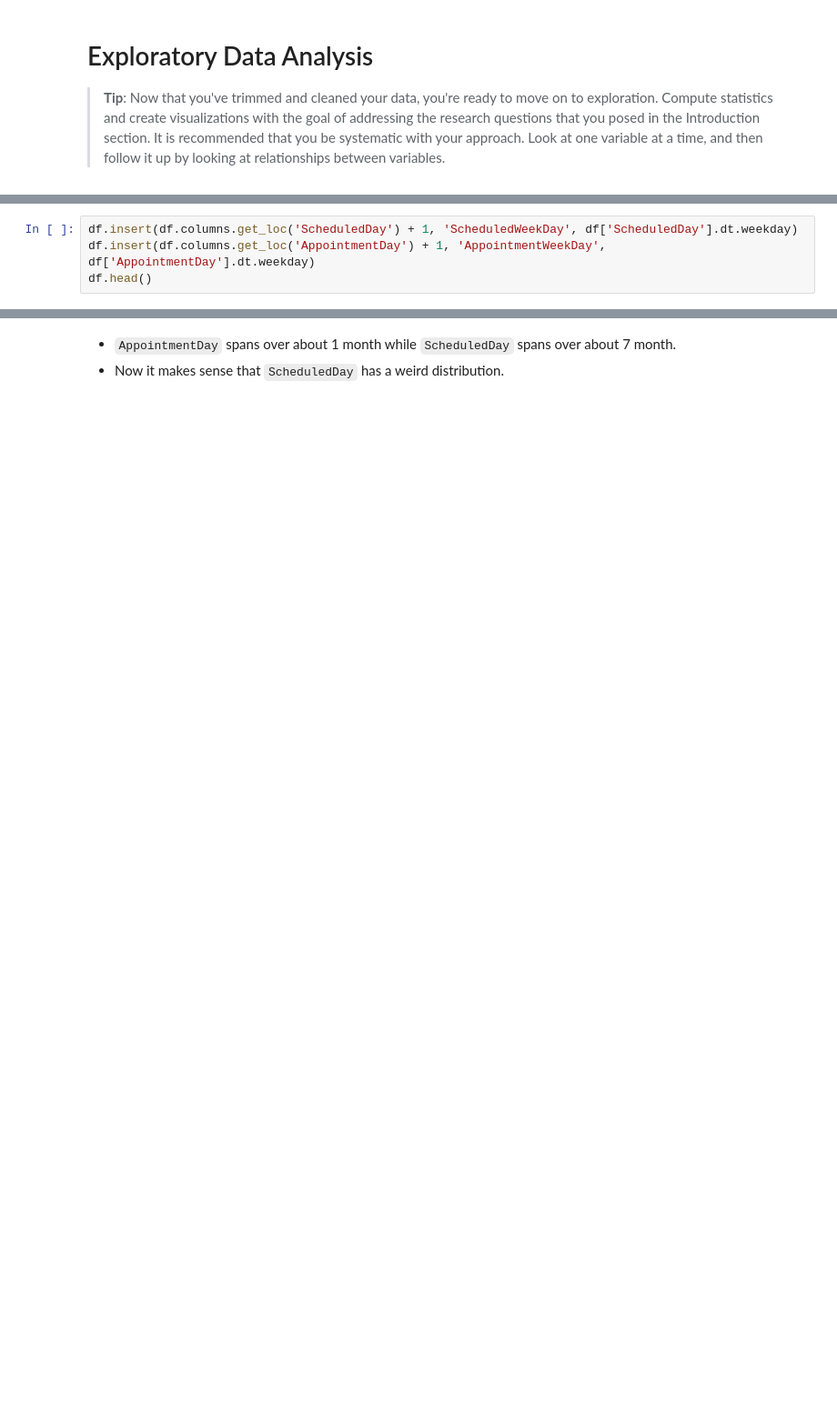
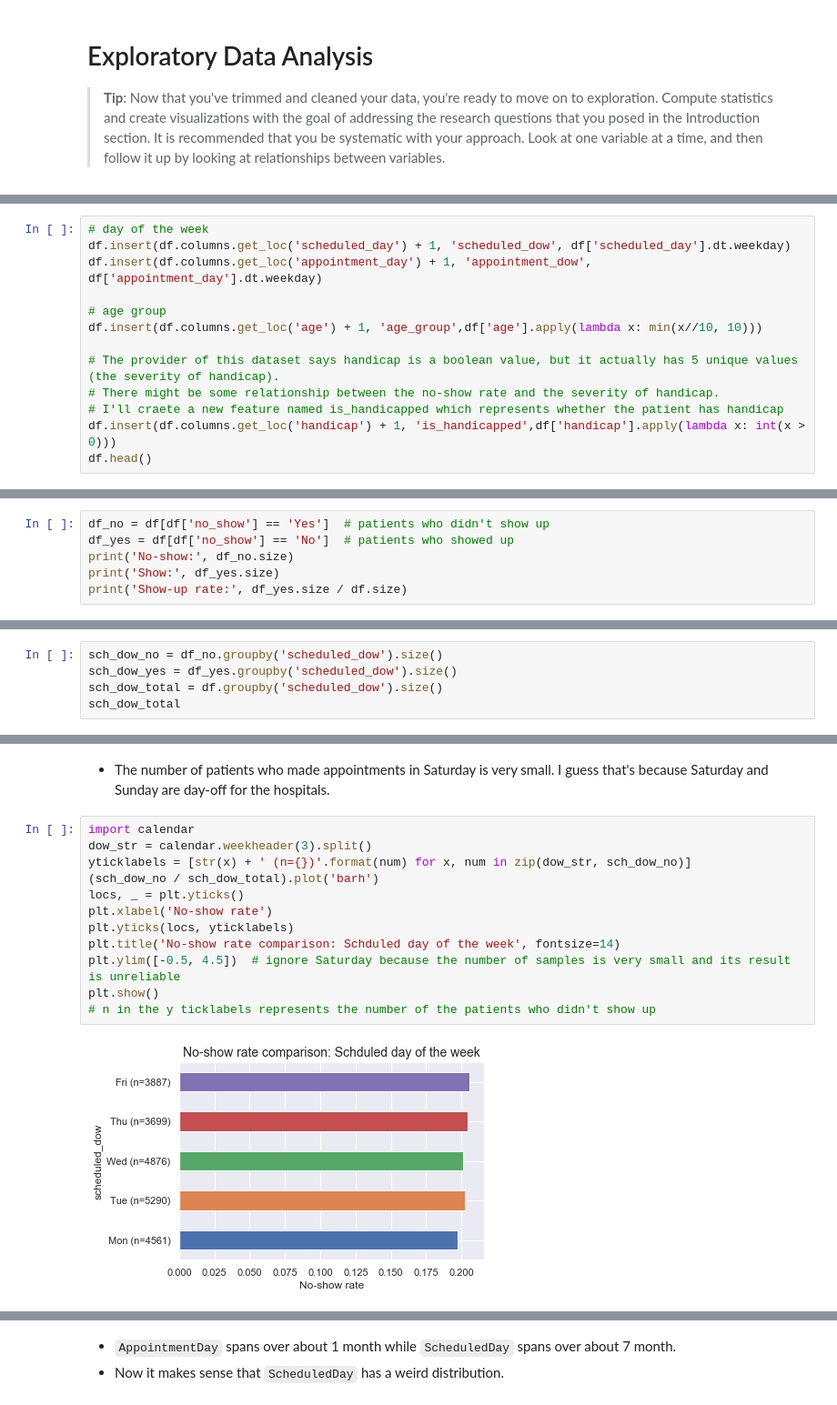
Before and after one commit to harupy/udacity-data-analyst, a Jupyter notebook: 2-introduction-to-data-analysis/@investigate_a_dataset/Investigate_a_Dataset.ipynb, the cells around one changed output, grey strips where cells are left out. Shown: that part at 91% size. Saved outputs shown, nothing was run; the diff lists cells and outputs as text; blank space fills up the shorter version.

```diff
--- a/2-introduction-to-data-analysis/@investigate_a_dataset/Investigate_a_Dataset.ipynb
+++ b/2-introduction-to-data-analysis/@investigate_a_dataset/Investigate_a_Dataset.ipynb
@@ -240,4 +315,0 @@ df.describe()
-# %%
-df.insert(df.columns.get_loc('ScheduledDay') + 1, 'ScheduledWeekDay', df['ScheduledDay'].dt.weekday)
-df.insert(df.columns.get_loc('AppointmentDay') + 1, 'AppointmentWeekDay', df['AppointmentDay'].dt.weekday)
-df.head()
@@ -384,0 +318,13 @@ print(min_date, max_date)
+# %%
+# day of the week
+df.insert(df.columns.get_loc('scheduled_day') + 1, 'scheduled_dow', df['scheduled_day'].dt.weekday)
+df.insert(df.columns.get_loc('appointment_day') + 1, 'appointment_dow', df['appointment_day'].dt.weekday)
+
+# age group
+df.insert(df.columns.get_loc('age') + 1, 'age_group',df['age'].apply(lambda x: min(x//10, 10)))
+
+# The provider of this dataset says handicap is a boolean value, but it actually has 5 unique values (the severity of handicap).
+# There might be some relationship between the no-show rate and the severity of handicap.
+# I'll craete a new feature named is_handicapped which represents whether the patient has handicap
+df.insert(df.columns.get_loc('handicap') + 1, 'is_handicapped',df['handicap'].apply(lambda x: int(x > 0)))
+df.head()
@@ -384,0 +344,6 @@ print(min_date, max_date)
+# %%
+df_no = df[df['no_show'] == 'Yes']  # patients who didn't show up
+df_yes = df[df['no_show'] == 'No']  # patients who showed up
+print('No-show:', df_no.size)
+print('Show:', df_yes.size)
+print('Show-up rate:', df_yes.size / df.size)
@@ -384,0 +356,5 @@ print(min_date, max_date)
+# %%
+sch_dow_no = df_no.groupby('scheduled_dow').size()
+sch_dow_yes = df_yes.groupby('scheduled_dow').size()
+sch_dow_total = df.groupby('scheduled_dow').size()
+sch_dow_total
@@ -384,0 +370,16 @@ print(min_date, max_date)
+# %% [markdown]
+- The number of patients who made appointments in Saturday is very small. I guess that's because Saturday and Sunday are day-off for the hospitals.
+# %%
+import calendar
+dow_str = calendar.weekheader(3).split()
+yticklabels = [str(x) + ' (n={})'.format(num) for x, num in zip(dow_str, sch_dow_no)]
+(sch_dow_no / sch_dow_total).plot('barh')
+locs, _ = plt.yticks()
+plt.xlabel('No-show rate')
+plt.yticks(locs, yticklabels)
+plt.title('No-show rate comparison: Schduled day of the week', fontsize=14)
+plt.ylim([-0.5, 4.5])  # ignore Saturday because the number of samples is very small and its result is unreliable
+plt.show()
+# n in the y ticklabels represents the number of the patients who didn't show up
+# %% [output]
+[figure, added]
```
Also changed, not shown: parts of 144 cells of this notebook, 3 other files.
